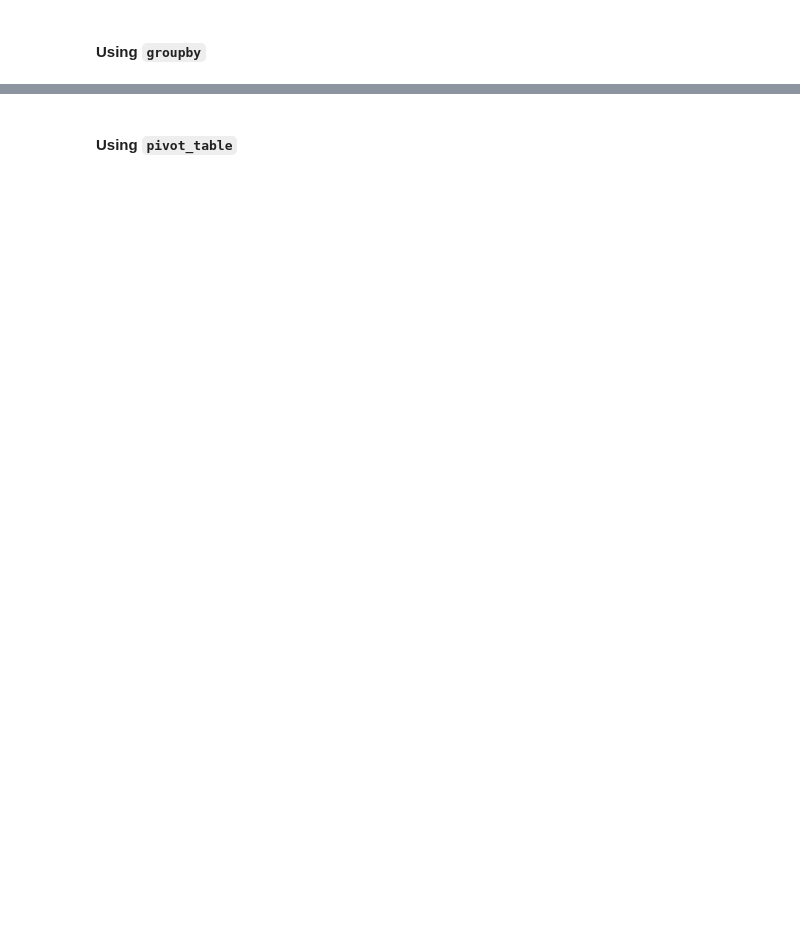
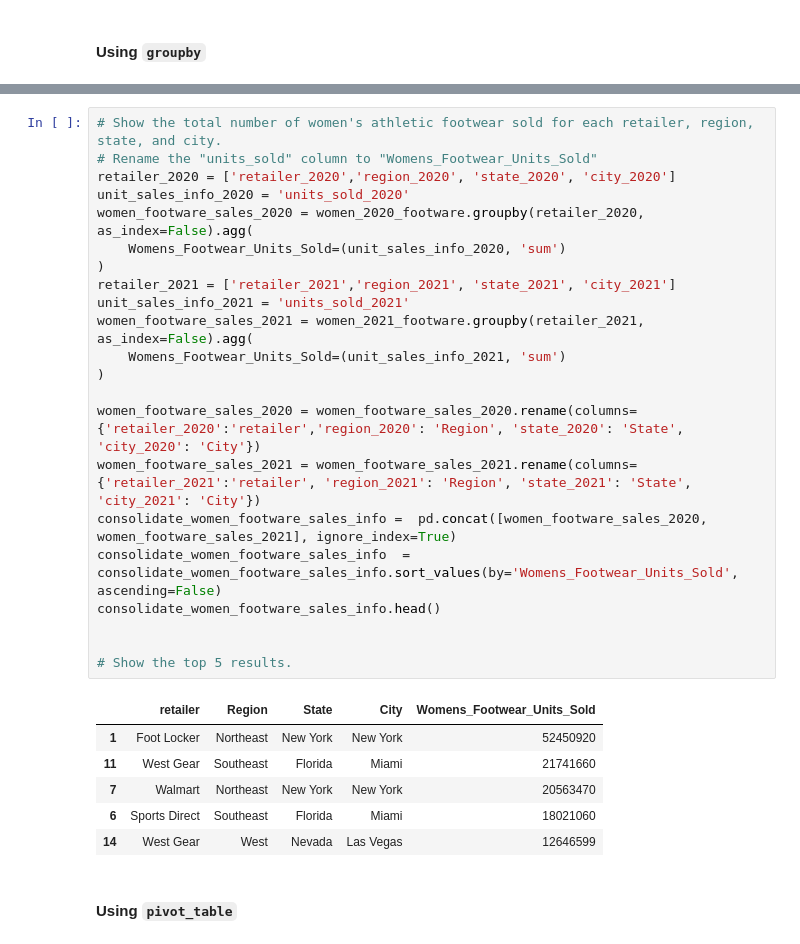
Before and after one commit to inCloset/athletic_sales_analysis, a Jupyter notebook: athletic_sales_analysis.ipynb, the cells around one changed output, grey strips where cells are left out. Drawn from its saved outputs; the diff is of its cells as text; blank space fills up the shorter version.

```diff
--- a/athletic_sales_analysis.ipynb
+++ b/athletic_sales_analysis.ipynb
@@ -399,2 +399,31 @@ Name: product_2021, Length: 618786, dtype: object
+# %%
+# Show the total number of women's athletic footwear sold for each retailer, region, state, and city.
+# Rename the "units_sold" column to "Womens_Footwear_Units_Sold"
+retailer_2020 = ['retailer_2020','region_2020', 'state_2020', 'city_2020']
+unit_sales_info_2020 = 'units_sold_2020'
+women_footware_sales_2020 = women_2020_footware.groupby(retailer_2020, as_index=False).agg(
+    Womens_Footwear_Units_Sold=(unit_sales_info_2020, 'sum')
+)
+retailer_2021 = ['retailer_2021','region_2021', 'state_2021', 'city_2021']
+unit_sales_info_2021 = 'units_sold_2021'
+women_footware_sales_2021 = women_2021_footware.groupby(retailer_2021, as_index=False).agg(
+    Womens_Footwear_Units_Sold=(unit_sales_info_2021, 'sum')
+)
+
+women_footware_sales_2020 = women_footware_sales_2020.rename(columns={'retailer_2020':'retailer','region_2020': 'Region', 'state_2020': 'State', 'city_2020': 'City'})
+women_footware_sales_2021 = women_footware_sales_2021.rename(columns={'retailer_2021':'retailer', 'region_2021': 'Region', 'state_2021': 'State', 'city_2021': 'City'})
+consolidate_women_footware_sales_info =  pd.concat([women_footware_sales_2020, women_footware_sales_2021], ignore_index=True)
+consolidate_women_footware_sales_info  = consolidate_women_footware_sales_info.sort_values(by='Womens_Footwear_Units_Sold', ascending=False)
+consolidate_women_footware_sales_info.head()
+
+
+# Show the top 5 results.
+# %% [output]
+|  | retailer | Region | State | City | Womens_Footwear_Units_Sold |
+| 1 | Foot Locker | Northeast | New York | New York | 52450920 |
+| 11 | West Gear | Southeast | Florida | Miami | 21741660 |
+| 7 | Walmart | Northeast | New York | New York | 20563470 |
+| 6 | Sports Direct | Southeast | Florida | Miami | 18021060 |
+| 14 | West Gear | West | Nevada | Las Vegas | 12646599 |
 # %% [markdown]
 #### Using `pivot_table`
```
Also changed, not shown: parts of 9 cells of this notebook.
